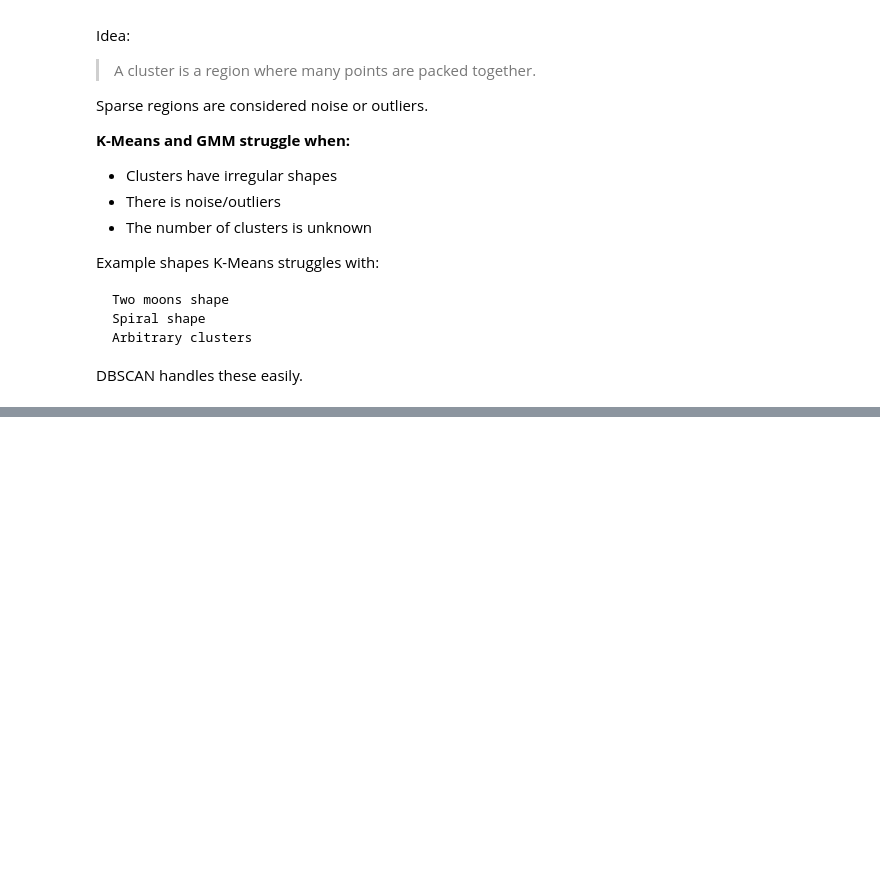
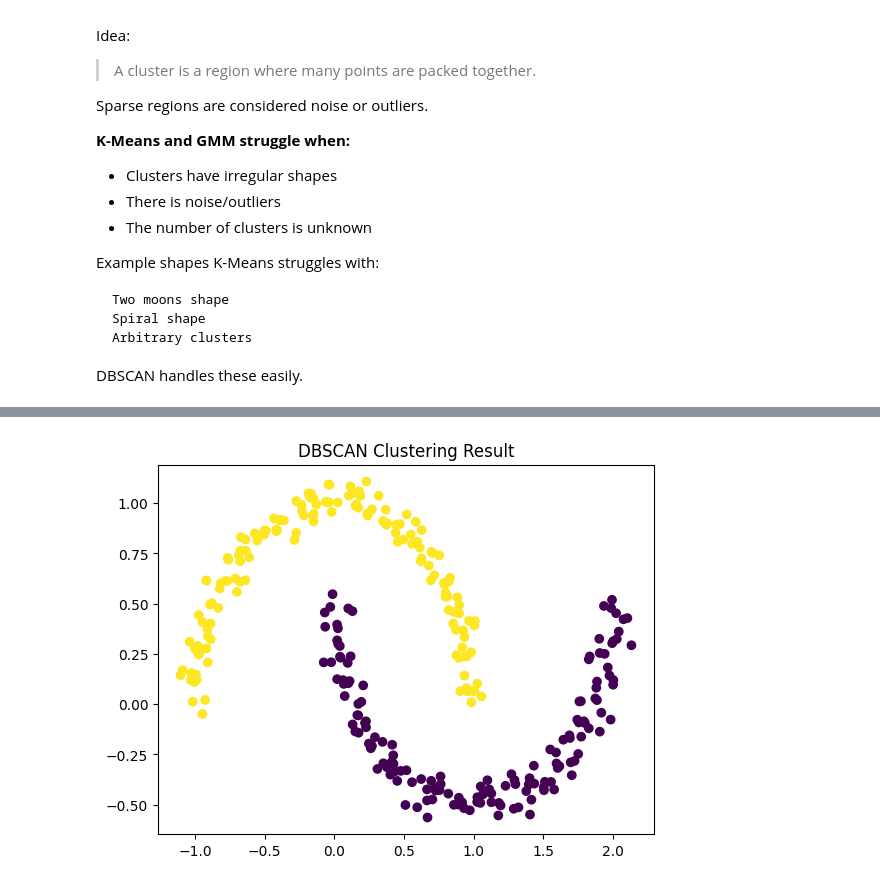
Before and after one commit to rajkgoel/AW-Internet-Sales1, a Jupyter notebook: Clustering.ipynb, the cells around one changed output, grey strips where cells are left out. Cells and saved outputs as stored; diff of their text form; code cells hidden in the pictures; blank space fills up the shorter version.

```diff
--- a/Clustering.ipynb
+++ b/Clustering.ipynb
@@ -744,0 +807,20 @@ Means at least 5 points must exist in ε radius.
+# %%
+import matplotlib.pyplot as plt
+from sklearn.datasets import make_moons
+from sklearn.cluster import DBSCAN
+
+# Step 1: Generate dataset
+X, y = make_moons(n_samples=300, noise=0.05, random_state=42)
+# print("X: ", X)
+# print("y: ", y)
+
+# Step 2: Apply DBSCAN
+dbscan = DBSCAN(eps=0.3, min_samples=5)
+labels = dbscan.fit_predict(X)
+
+# Step 3: Plot result
+plt.scatter(X[:,0], X[:,1], c=labels)
+plt.title("DBSCAN Clustering Result")
+plt.show()
+# %% [output]
+[figure, added]
```
Also changed, not shown: parts of 5 cells of this notebook.
